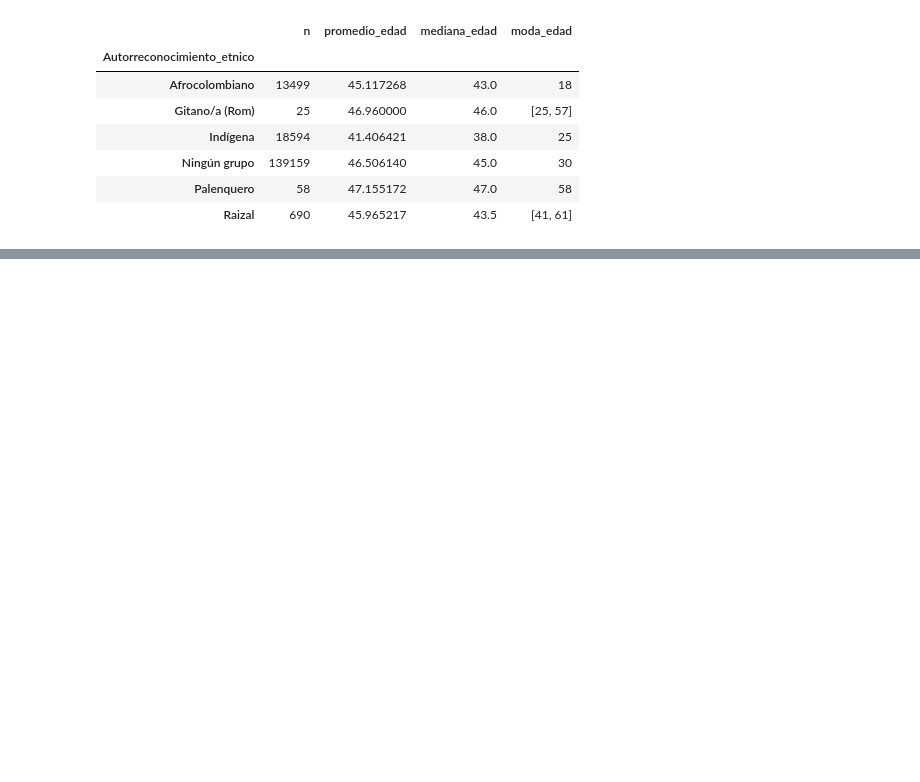
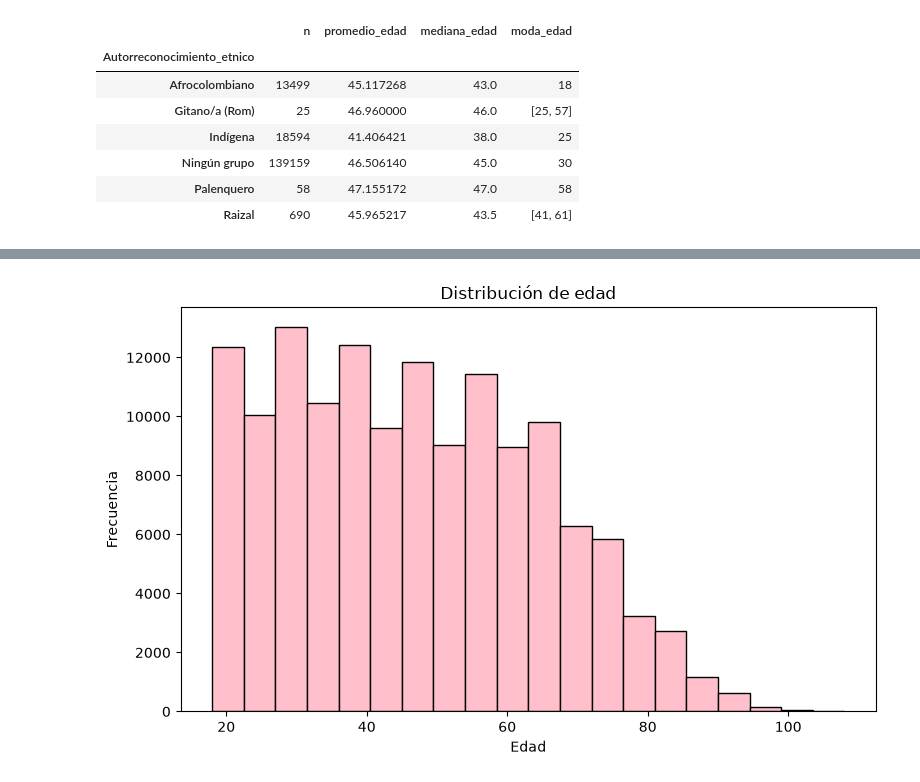
Before and after one commit to Trio-Maravilla/Primer-Proyecto-, a Jupyter notebook: notebooks/data_analysis_Leo.ipynb, the cells around one changed output, grey strips where cells are left out. Drawn from its saved outputs; the diff is of its cells as text; code cells hidden in the pictures; blank space fills up the shorter version.

```diff
--- a/notebooks/data_analysis_Leo.ipynb
+++ b/notebooks/data_analysis_Leo.ipynb
@@ -1026,0 +1038,12 @@ resumen_edad
+# %%
+conteo = df_ninguna_etnia["Edad"].value_counts()
+
+plt.figure(figsize=(8, 5))
+plt.hist(df_ninguna_etnia["Edad"], bins=20, color="pink", edgecolor="black")
+plt.xlabel("Edad")
+plt.ylabel("Frecuencia")
+plt.title("Distribución de edad")
+plt.tight_layout()
+plt.show()
+# %% [output]
+[figure, added]
```
Also changed, not shown: parts of 13 cells of this notebook.
